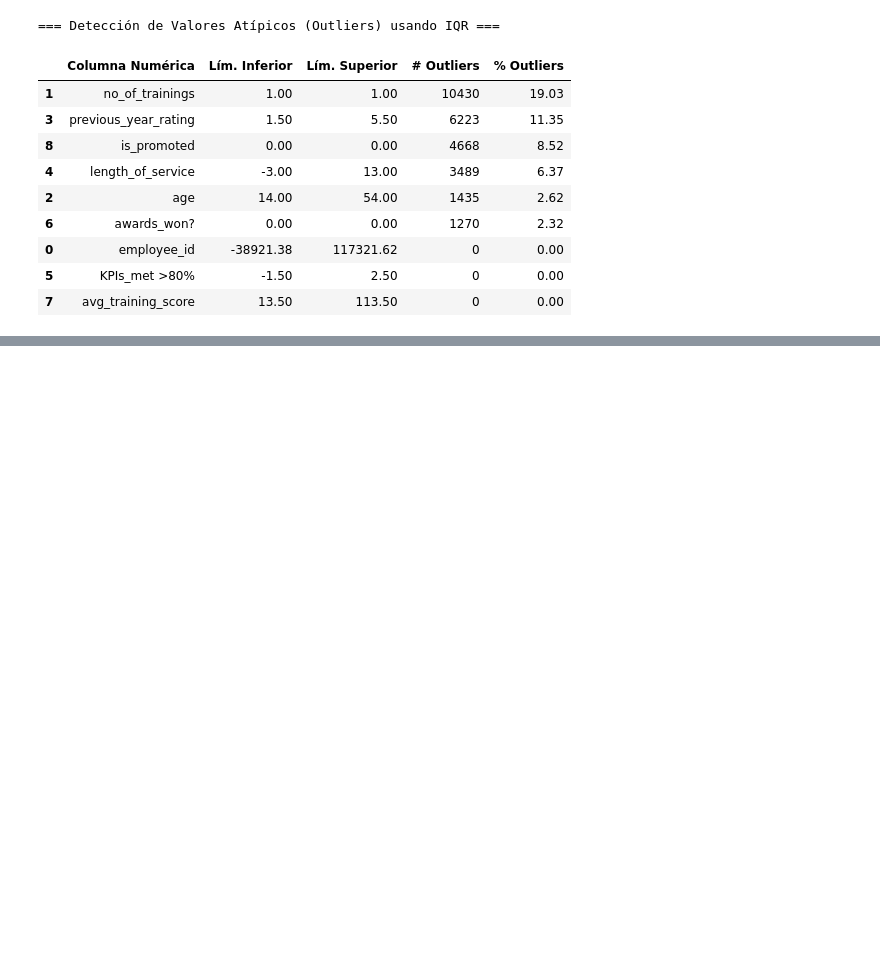
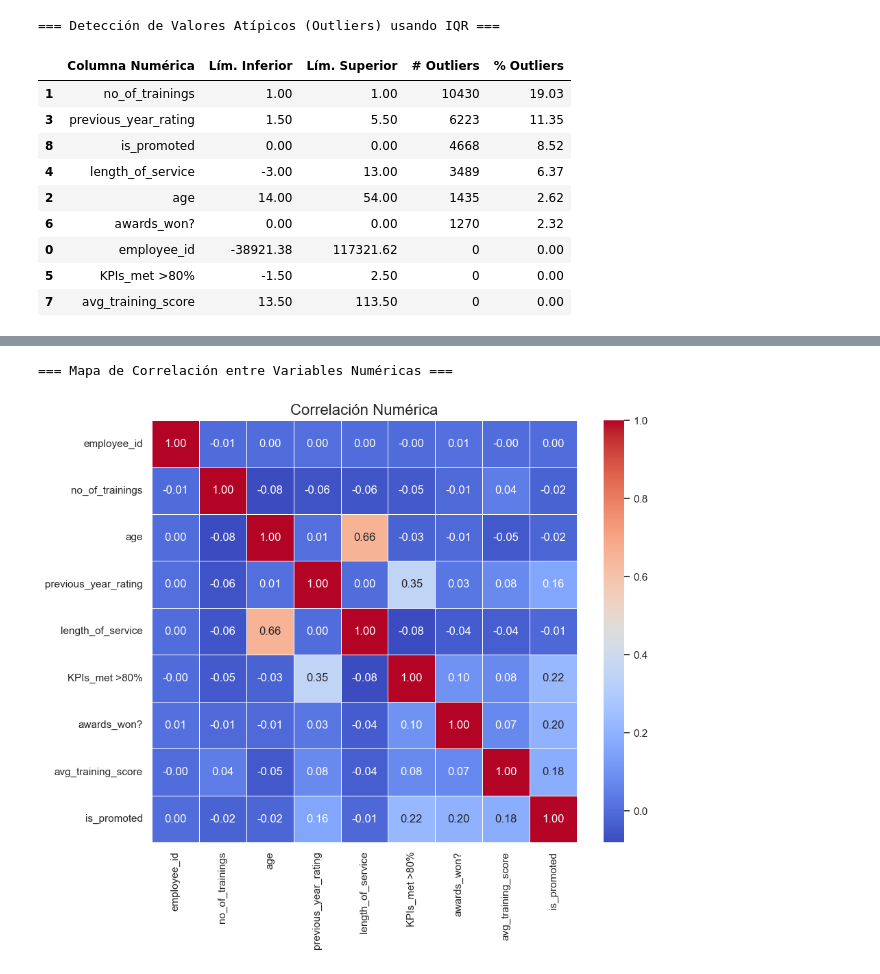
Before and after one commit to lMiaul/ML_TF, a Jupyter notebook: pipeline.ipynb, the cells around one changed output, grey strips where cells are left out. Cells and saved outputs as stored; diff of their text form; code cells hidden in the pictures; blank space fills up the shorter version.

```diff
--- a/pipeline.ipynb
+++ b/pipeline.ipynb
@@ -300,0 +432,5 @@ tabla_outliers = detectar_outliers_iqr(df, columnas_numericas)
+# %%
+plot_correlaciones(df, columnas_numericas)
+# %% [output]
+=== Mapa de Correlación entre Variables Numéricas ===
+[figure, added]
```
Also changed, not shown: parts of 15 cells of this notebook, 1 other file.
